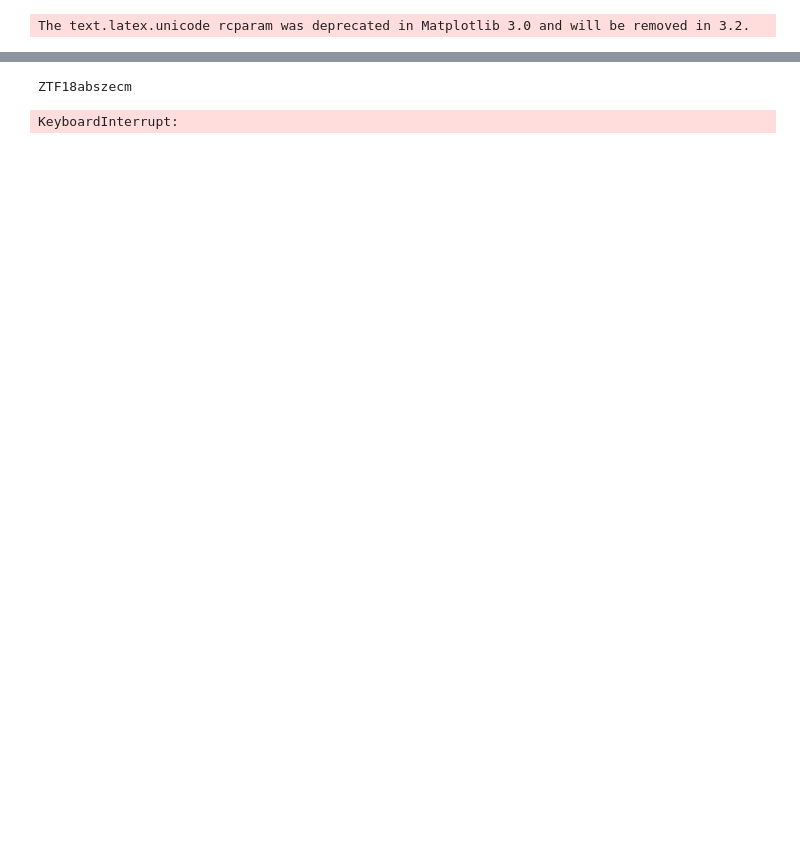
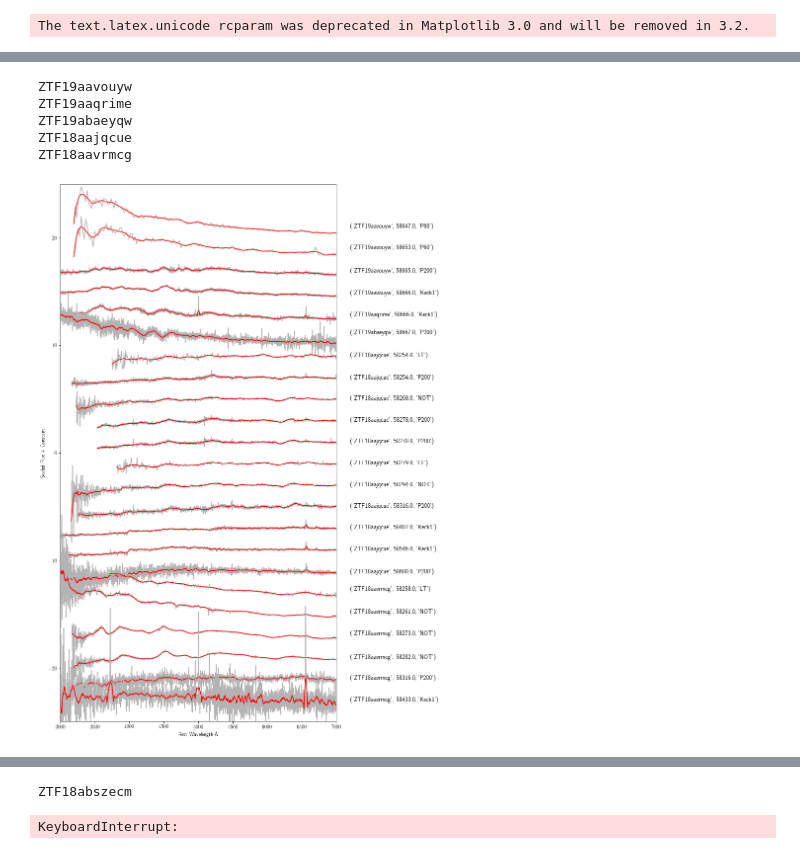
Before and after one commit to Aishwarya113/Superluminous, a Jupyter notebook: download_spectra.ipynb, the cells around one changed output, grey strips where cells are left out. Saved outputs shown, nothing was run; the diff lists cells and outputs as text; code cells hidden in the pictures; blank space fills up the shorter version.

```diff
--- a/download_spectra.ipynb
+++ b/download_spectra.ipynb
@@ -296,0 +475,9 @@ def plot_smoothed_spectra(a, b, fig_name, constant = 25, low_xlim = 2000, up_xli
+# %%
+plot_spectra(5, 10, "trial2", 20, 3000, 7000, -25, 25)
+# %% [output]
+ZTF19aavouyw
+ZTF19aaqrime
+ZTF19abaeyqw
+ZTF18aajqcue
+ZTF18aavrmcg
+[figure, added]
```
Also changed, not shown: parts of 25 cells of this notebook, 1 other file.
